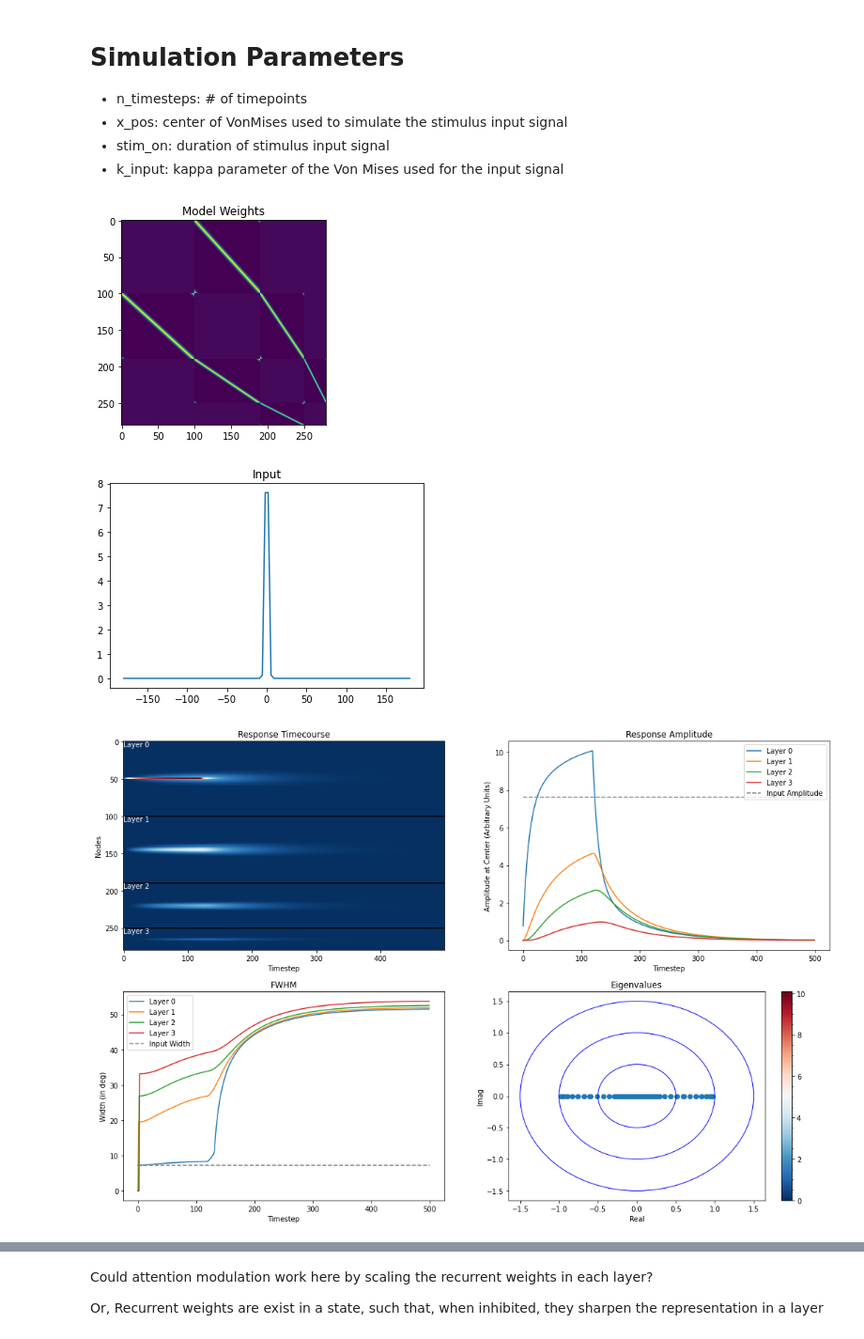
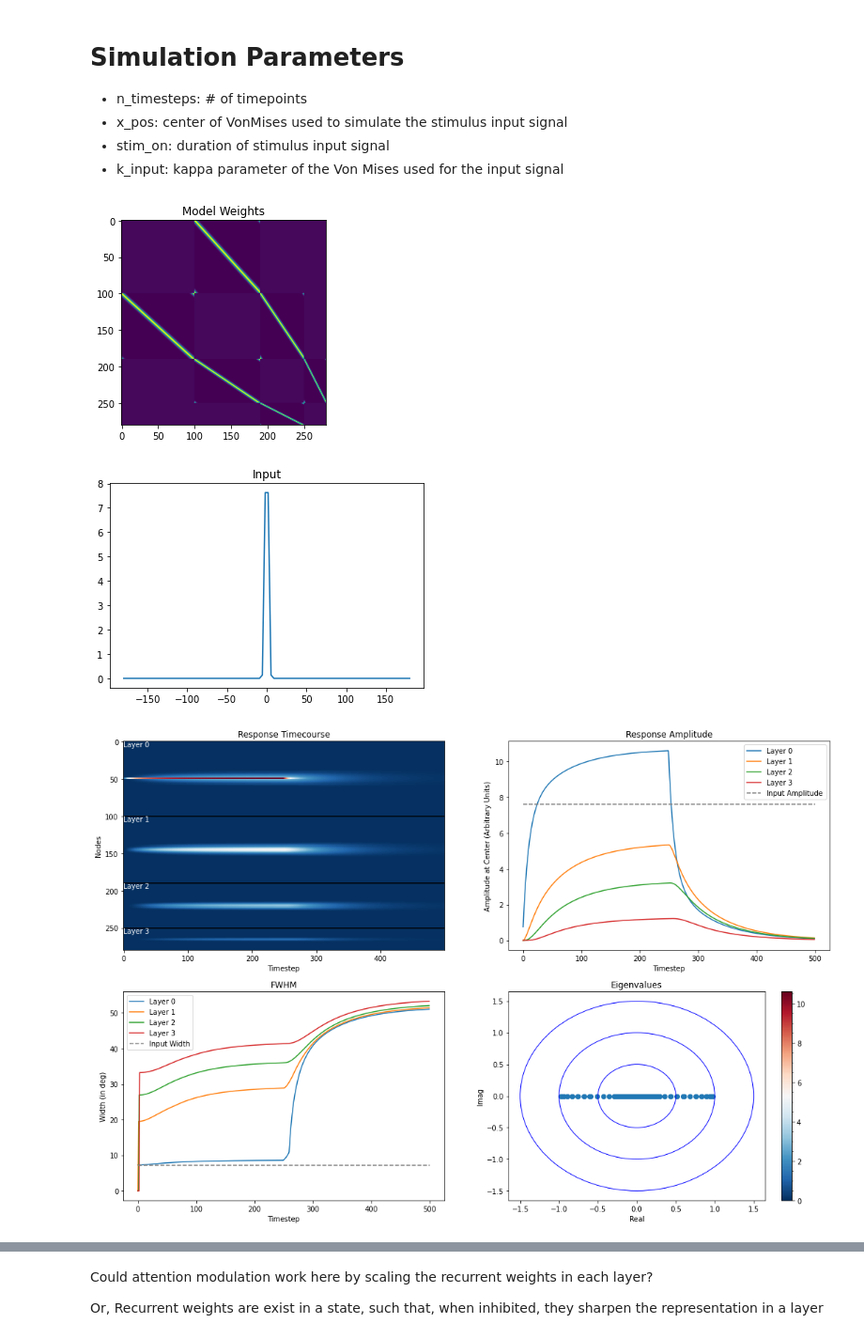
Before and after one commit to rfw256/Memento, a Jupyter notebook: dynamicmemory.ipynb, the cells around one changed output, grey strips where cells are left out. Shown: that part at 94% size. Saved outputs shown, nothing was run; the diff lists cells and outputs as text; code cells hidden in the pictures.

```diff
--- a/dynamicmemory.ipynb
+++ b/dynamicmemory.ipynb
@@ -30,7 +30,7 @@ class DynaToy:
         self.tau = 10
 
 
-    def init_weights(self, kappas = [], plot = False, return_matrices = False, recurrence = False):
+    def init_weights(self, kappas = [], plot = False, return_matrices = False, recurrence = False, norm = False):
         W = np.zeros_like(self.W)
         W_L = []
 
@@ -56,7 +56,7 @@ class DynaToy:
             for ii in range(shape[0]):
                 loc = ((ii/shape[0]) * 2*np.pi)
                 rf = stats.vonmises.pdf(x, self.kappas[i], loc)
-                # rf /= np.linalg.norm(rf)
+                if norm: rf /= np.linalg.norm(rf)
                 W_l[ii, :] = rf
 
 
@@ -156,6 +156,41 @@ class DynaToy:
         self.r = np.concatenate(self.layers)
 
 
+    def compute_widths(self):
+        start = 0
+        widths = np.zeros(len(self.layer_sizes))
+
+        for i, layer in enumerate(self.layer_sizes):
+            stop = start + layer
+            response = self.r[start:stop].squeeze()
+
+            peak, _ = find_peaks(response)
+            width, _, _, _ = peak_widths(response, peak)
+
+            if len(width) != 1:
+                width = 0
+            widths[i] = (width/layer) * 360
+
+            start += self.layer_sizes[i]
+
+        return widths
+
+
+    def compute_amplitudes(self):
+        start = 0
+        amps = np.zeros(len(self.layer_sizes))
+
+        for i, layer in enumerate(self.layer_sizes):
+            stop = start + layer
+            response = self.r[start:stop].squeeze()
+
+            amps[i] = response.max()
+
+            start += self.layer_sizes[i]
+
+        return amps
+
+
     def plot(self, timecourse, h, stim_on = 0):
         # Plotting
         fig, axs = plt.subplots(2, 2, figsize = [18, 12])
@@ -271,7 +306,7 @@ kappas = [50, 50, 50]
 
 n_timesteps = 500
 x_pos = 180
-stim_on = 120
+stim_on = 250
 k_input = 1000
 
 model = DynaToy(layer_sizes)
@@ -316,31 +351,31 @@ for t in range(n_timesteps):
     timecourse[:, t] = model.r.squeeze()
     H[:, t] = x_in.squeeze()
 
 model.plot(timecourse, h)
 
 # Feedback
 model.reset()
 
 theta = np.linspace(0, 2*np.pi, layer_sizes[-1])
 h = stats.vonmises.pdf(theta, k_input, np.radians(x_pos), 1)
 h = np.expand_dims(h, 1)
 
 timecourse = np.zeros([model.r.shape[0], n_timesteps])
 H = np.zeros_like(timecourse)
 
 for t in range(n_timesteps):
     x_in = np.zeros_like(model.r)
     if t < stim_on:
         x_in[model.out_idx] = h
         model.r = model.euler(h = x_in)
     else:
         model.r = model.euler(h = x_in)
 
     timecourse[:, t] = model.r.squeeze()
     H[:, t] = x_in.squeeze()
 
 model.plot(timecourse, h)
 # %% [output]
 [figure]
 [figure]
-[figure, old version]
+[figure, new version]
```
Also changed, not shown: parts of 12 cells of this notebook, 1 other file.
